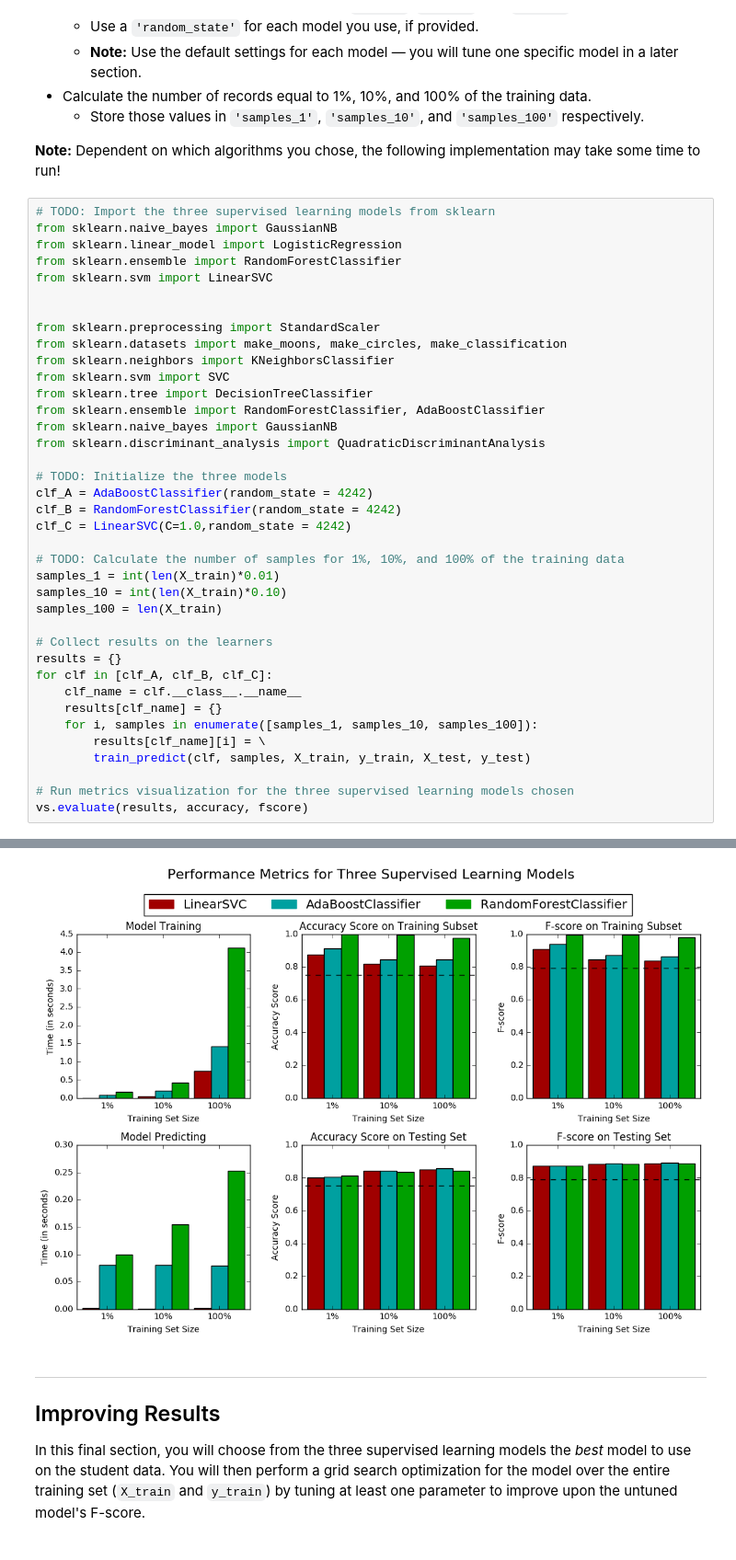
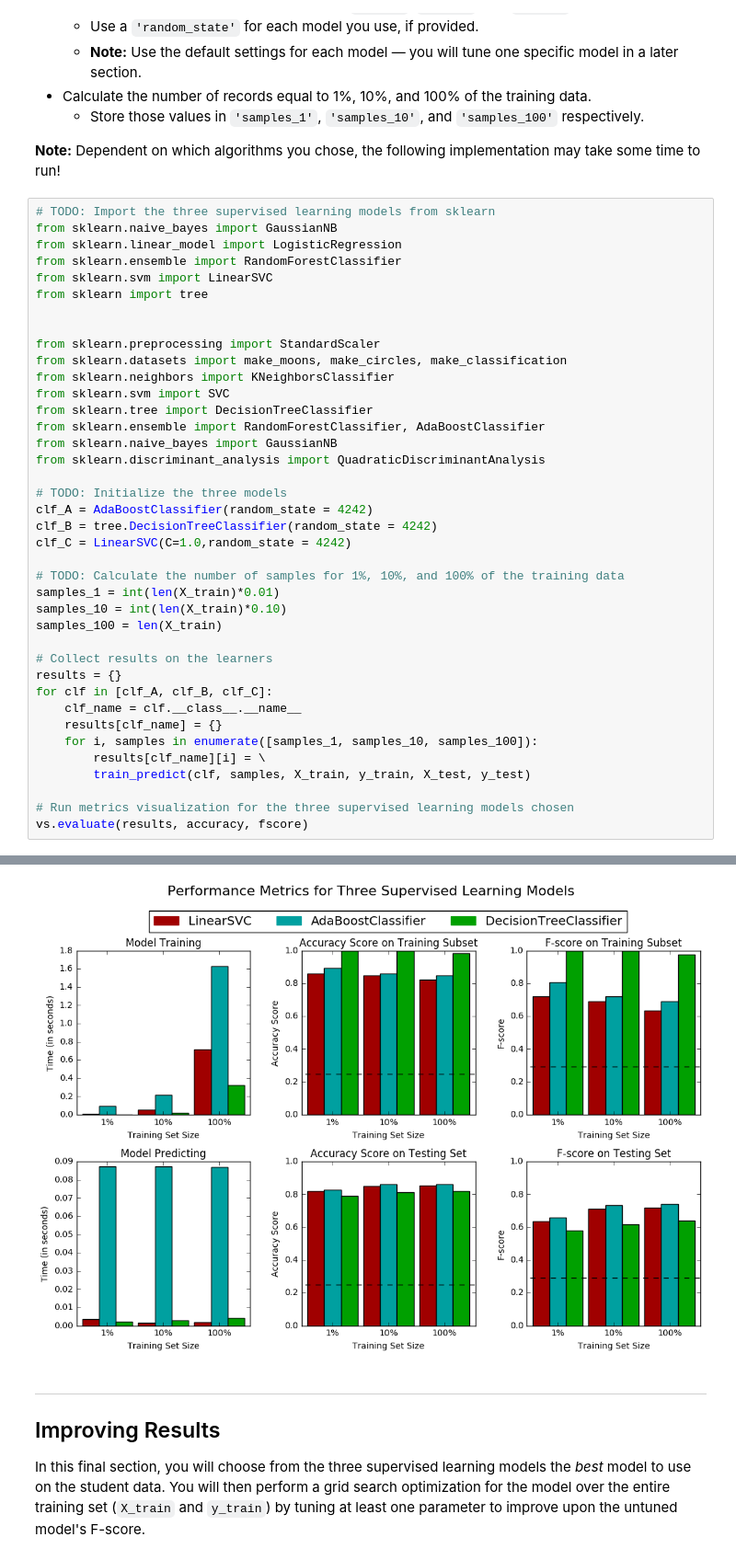
Before and after one commit to deepakrohilla13/machine-learning-excercise, a Jupyter notebook: finding_donors/finding_donors.ipynb, the cells around one changed output, grey strips where cells are left out. Shown at 92% size. Cells and saved outputs as stored; diff of their text form.

Commit message:
Adidng another classifier

```diff
--- a/finding_donors/finding_donors.ipynb
+++ b/finding_donors/finding_donors.ipynb
@@ -522,6 +522,7 @@ from sklearn.naive_bayes import GaussianNB
 from sklearn.linear_model import LogisticRegression
 from sklearn.ensemble import RandomForestClassifier
 from sklearn.svm import LinearSVC
+from sklearn import tree
 
 
 from sklearn.preprocessing import StandardScaler
@@ -535,7 +536,7 @@ from sklearn.discriminant_analysis import QuadraticDiscriminantAnalysis
 
 # TODO: Initialize the three models
 clf_A = AdaBoostClassifier(random_state = 4242)
-clf_B = RandomForestClassifier(random_state = 4242)
+clf_B = tree.DecisionTreeClassifier(random_state = 4242)
 clf_C = LinearSVC(C=1.0,random_state = 4242)
 
 # TODO: Calculate the number of samples for 1%, 10%, and 100% of the training data
@@ -564,7 +565,7 @@ RandomForestClassifier trained on 36177 samples.
 LinearSVC trained on 361 samples.
 LinearSVC trained on 3617 samples.
 LinearSVC trained on 36177 samples.
-[figure, old version]
+[figure, new version]
 # %% [markdown]
 ----
 ## Improving Results
```
Also changed, not shown: parts of 7 cells of this notebook, 22 other files.
